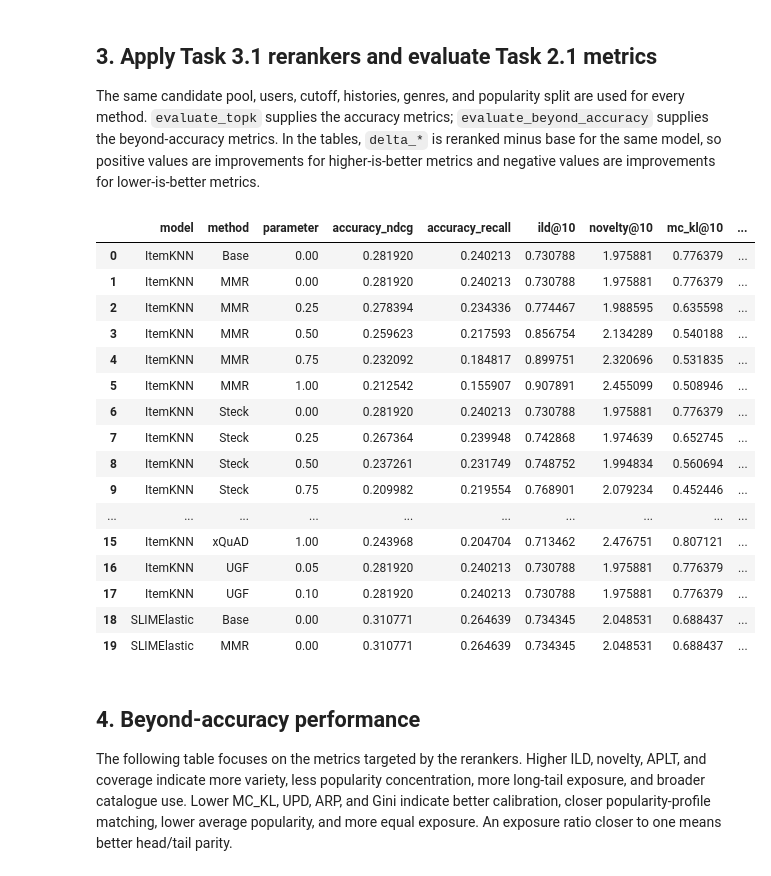
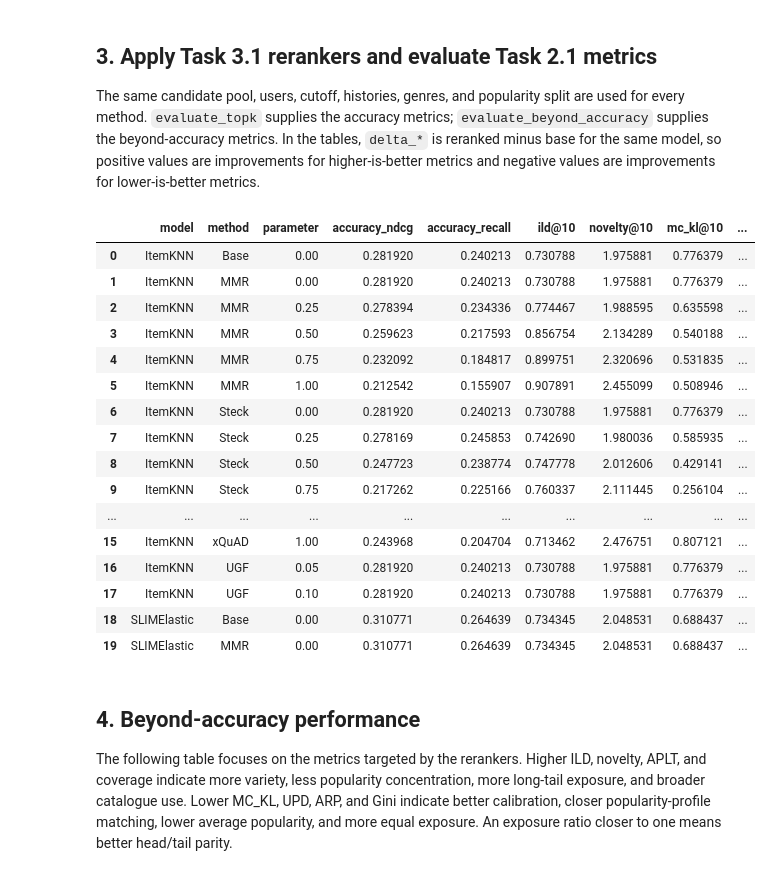
Before and after one commit to ievaaR/RecBole_DSAIT4335_Group_18, a Jupyter notebook: group_18/task3_2_evaluate_rerankers.ipynb, the cells around one changed output. Drawn from its saved outputs; the diff is of its cells as text; code cells hidden in the pictures.

```diff
--- a/group_18/task3_2_evaluate_rerankers.ipynb
+++ b/group_18/task3_2_evaluate_rerankers.ipynb
@@ -147,7 +147,7 @@ for model_name, scores in base_scores.items():
         for lam in LAMBDAS:
             kwargs = {k: v for k, v in context.items()}
             kwargs.update({"genres": genres_padded} if label in ("MMR", "Steck") else {"short_head": head_padded})
-            rerank_histories = ({u: history.get(int(u), np.array([], dtype=int)) for u in eval_users}
+            rerank_histories = ({u: history.get(int(u), np.array([], dtype=int)) + 1 for u in eval_users}
                                 if label == "Steck" else None)
             recs_internal = np.asarray(rerank_all(
                 rerank, scores, eval_users, K, lam, n_candidates=N_CANDIDATES,
@@ -156,36 +156,36 @@ for model_name, scores in base_scores.items():
             recs = recs_internal - 1
             acc = evaluate_topk({u: r.tolist() for u, r in zip(eval_users, recs)}, test_items, ks=(K,))
             beyond, beyond_pu = evaluate_beyond_accuracy(
                 recs, histories, genres_zero_based, pop, N_USERS,
                 user_groups=user_groups, accuracy=acc["per_user"][f"ndcg@{K}"].to_numpy()
             )
             record(label, recs, acc, beyond, beyond_pu, lam)
 
     for eps in UGF_EPSILONS:
         recs_internal = ugf(scores, eval_users, K, eps, active_users, n_candidates=N_CANDIDATES)
         recs = recs_internal - 1
         acc = evaluate_topk({u: r.tolist() for u, r in zip(eval_users, recs)}, test_items, ks=(K,))
         beyond, beyond_pu = evaluate_beyond_accuracy(
             recs, histories, genres_zero_based, pop, N_USERS,
             user_groups=user_groups, accuracy=acc["per_user"][f"ndcg@{K}"].to_numpy()
         )
         record("UGF", recs, acc, beyond, beyond_pu, eps)
 
 results = pd.DataFrame(rows)
 results.to_csv(RESULTS_DIR / "reranker_evaluation.csv", index=False)
 display(results[["model", "method", "parameter", "accuracy_ndcg", "accuracy_recall", f"ild@{K}", f"novelty@{K}", f"mc_kl@{K}", f"coverage@{K}", f"gini@{K}"]].head(20))
 # %% [output]
 |  | model | method | parameter | accuracy_ndcg | accuracy_recall | ild@10 | novelty@10 | mc_kl@10 | ... |
 | 0 | ItemKNN | Base | 0.00 | 0.281920 | 0.240213 | 0.730788 | 1.975881 | 0.776379 | ... |
 | 1 | ItemKNN | MMR | 0.00 | 0.281920 | 0.240213 | 0.730788 | 1.975881 | 0.776379 | ... |
 | 2 | ItemKNN | MMR | 0.25 | 0.278394 | 0.234336 | 0.774467 | 1.988595 | 0.635598 | ... |
 | 3 | ItemKNN | MMR | 0.50 | 0.259623 | 0.217593 | 0.856754 | 2.134289 | 0.540188 | ... |
 | 4 | ItemKNN | MMR | 0.75 | 0.232092 | 0.184817 | 0.899751 | 2.320696 | 0.531835 | ... |
 | 5 | ItemKNN | MMR | 1.00 | 0.212542 | 0.155907 | 0.907891 | 2.455099 | 0.508946 | ... |
 | 6 | ItemKNN | Steck | 0.00 | 0.281920 | 0.240213 | 0.730788 | 1.975881 | 0.776379 | ... |
-| 7 | ItemKNN | Steck | 0.25 | 0.267364 | 0.239948 | 0.742868 | 1.974639 | 0.652745 | ... |
-| 8 | ItemKNN | Steck | 0.50 | 0.237261 | 0.231749 | 0.748752 | 1.994834 | 0.560694 | ... |
-| 9 | ItemKNN | Steck | 0.75 | 0.209982 | 0.219554 | 0.768901 | 2.079234 | 0.452446 | ... |
+| 7 | ItemKNN | Steck | 0.25 | 0.278169 | 0.245853 | 0.742690 | 1.980036 | 0.585935 | ... |
+| 8 | ItemKNN | Steck | 0.50 | 0.247723 | 0.238774 | 0.747778 | 2.012606 | 0.429141 | ... |
+| 9 | ItemKNN | Steck | 0.75 | 0.217262 | 0.225166 | 0.760337 | 2.111445 | 0.256104 | ... |
 | ... | ... | ... | ... | ... | ... | ... | ... | ... | ... |
 | 15 | ItemKNN | xQuAD | 1.00 | 0.243968 | 0.204704 | 0.713462 | 2.476751 | 0.807121 | ... |
 | 16 | ItemKNN | UGF | 0.05 | 0.281920 | 0.240213 | 0.730788 | 1.975881 | 0.776379 | ... |
```
Also changed, not shown: parts of 2 cells of this notebook, 1 other file.
